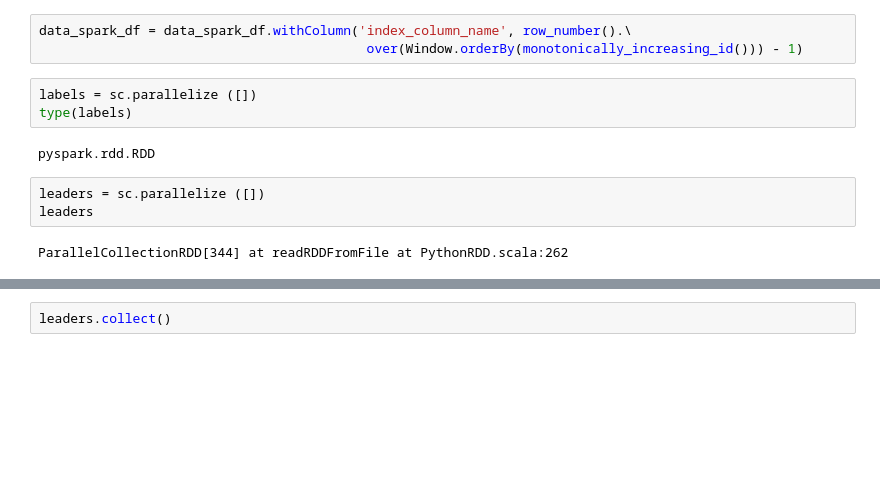
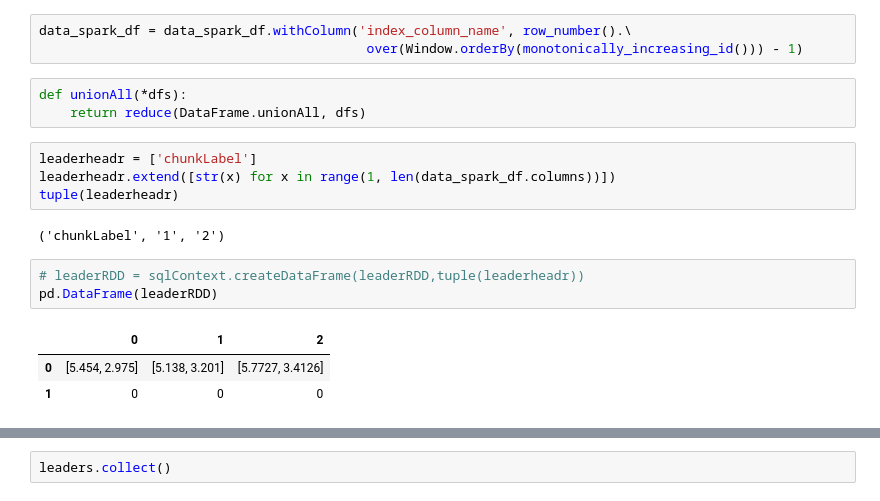
Before and after one commit to aminkhod/BigData_clustering, a Jupyter notebook: clustering.ipynb, the cells around one changed output, grey strips where cells are left out. Drawn from its saved outputs; the diff is of its cells as text; blank space fills up the shorter version.

```diff
--- a/clustering.ipynb
+++ b/clustering.ipynb
@@ -296,13 +296,19 @@ only showing top 20 rows
 # %%
 data_spark_df = data_spark_df.withColumn('index_column_name', row_number().\
                                           over(Window.orderBy(monotonically_increasing_id())) - 1)
-# %%
-labels = sc.parallelize ([])
-type(labels)
-# %% [output]
-pyspark.rdd.RDD
-# %%
-leaders = sc.parallelize ([])
-leaders
-# %% [output]
-ParallelCollectionRDD[344] at readRDDFromFile at PythonRDD.scala:262
+# %%
+def unionAll(*dfs):
+    return reduce(DataFrame.unionAll, dfs)
+# %%
+leaderheadr = ['chunkLabel']
+leaderheadr.extend([str(x) for x in range(1, len(data_spark_df.columns))])
+tuple(leaderheadr)
+# %% [output]
+('chunkLabel', '1', '2')
+# %%
+# leaderRDD = sqlContext.createDataFrame(leaderRDD,tuple(leaderheadr))
+pd.DataFrame(leaderRDD)
+# %% [output]
+|  | 0 | 1 | 2 |
+| 0 | [5.454, 2.975] | [5.138, 3.201] | [5.7727, 3.4126] |
+| 1 | 0 | 0 | 0 |
```
Also changed, not shown: parts of 5 cells of this notebook.
